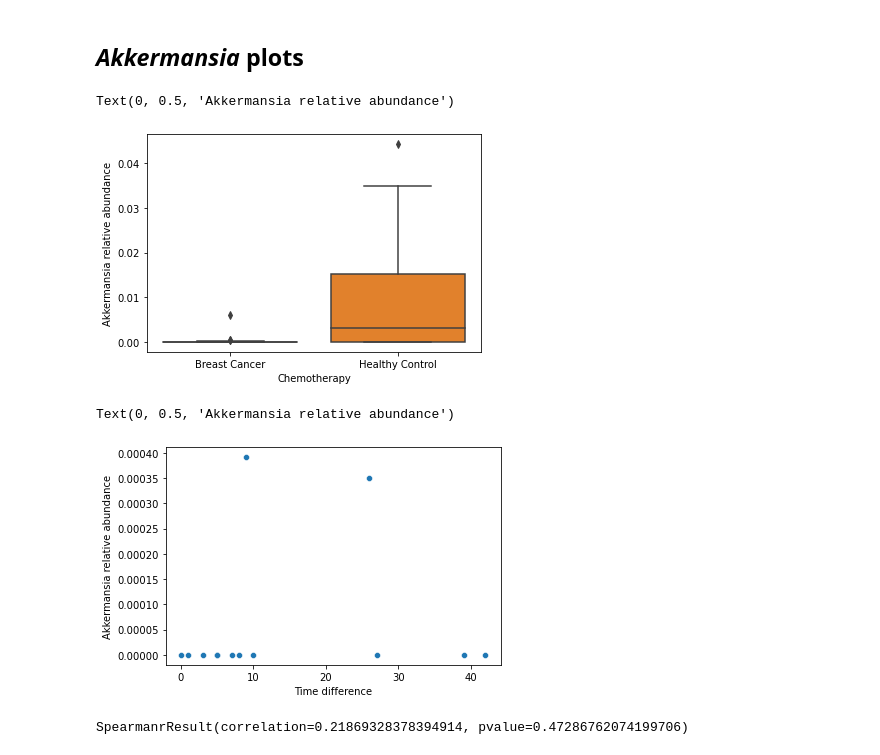
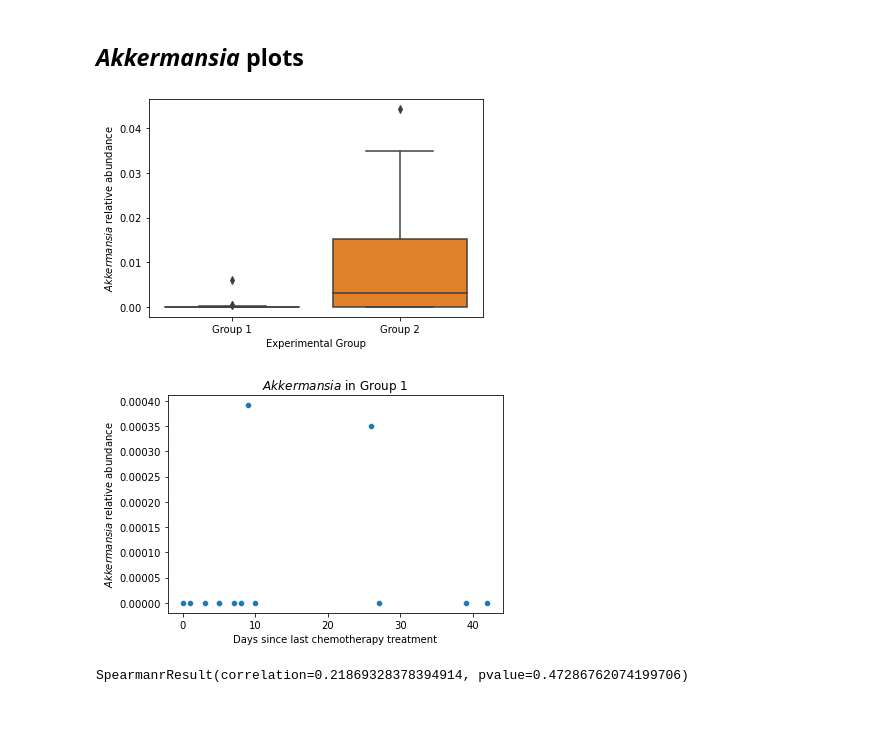
Before and after one commit to sterrettJD/Chemobrain, a Jupyter notebook: Final figs and additional analyses.ipynb, the cells around one changed output. Cells and saved outputs as stored; diff of their text form; code cells hidden in the pictures; blank space fills up the shorter version.

Commit message:
Update chemo to exp group, tidy figs

```diff
--- a/Final figs and additional analyses.ipynb
+++ b/Final figs and additional analyses.ipynb
@@ -49,5 +49,6 @@ pandas.core.indexes.numeric.Int64Index
 # %%
 faith_pd.index = faith_pd.index.astype(int)
 # %%
+metadata = metadata.iloc[:33]
 metadata["StudyID"] = metadata["plate.sample.id"].apply(lambda x: str(x).replace(" ", "").split("-")[0])
 metadata = metadata.set_index(metadata["StudyID"].astype(int))
@@ -255,11 +315,13 @@ akkermansia_chemo = pd.concat([tax_table[akkermansia],
 # %%
-p = sns.boxplot(x="Chemotherapy",
+p = sns.boxplot(x="Experimental Group",
                 y=akkermansia[0],
                 data=akkermansia_chemo)
-p.set_ylabel("Akkermansia relative abundance")
+p.set_ylabel(r"$Akkermansia$ relative abundance")
+
+plt.savefig("Akkermansia-boxplots.pdf")
+plt.show()
 # %% [output]
-Text(0, 0.5, 'Akkermansia relative abundance')
-[figure, old version]
+[figure, new version]
 # %%
 akkermansia_time = pd.concat([tax_table[akkermansia],
                                metadata["Time difference"]],
@@ -268,11 +330,15 @@ akkermansia_time = akkermansia_time[akkermansia_time["Time difference"] >= 0]
 # %%
 p = sns.scatterplot(x="Time difference",
                 y=akkermansia[0],
                 data=akkermansia_time)
-p.set_ylabel("Akkermansia relative abundance")
+p.set_ylabel(r"$Akkermansia$ relative abundance")
+p.set_xlabel(r"Days since last chemotherapy treatment")
+p.set_title(r"$Akkermansia$ in Group 1")
+
+plt.savefig("akkermansia-time.pdf")
+plt.show()
 # %% [output]
-Text(0, 0.5, 'Akkermansia relative abundance')
-[figure, old version]
+[figure, new version]
 # %%
 spearmanr(akkermansia_time["Time difference"],
           akkermansia_time[akkermansia[0]])
```
Also changed, not shown: parts of 20 cells of this notebook, 1 other file.
